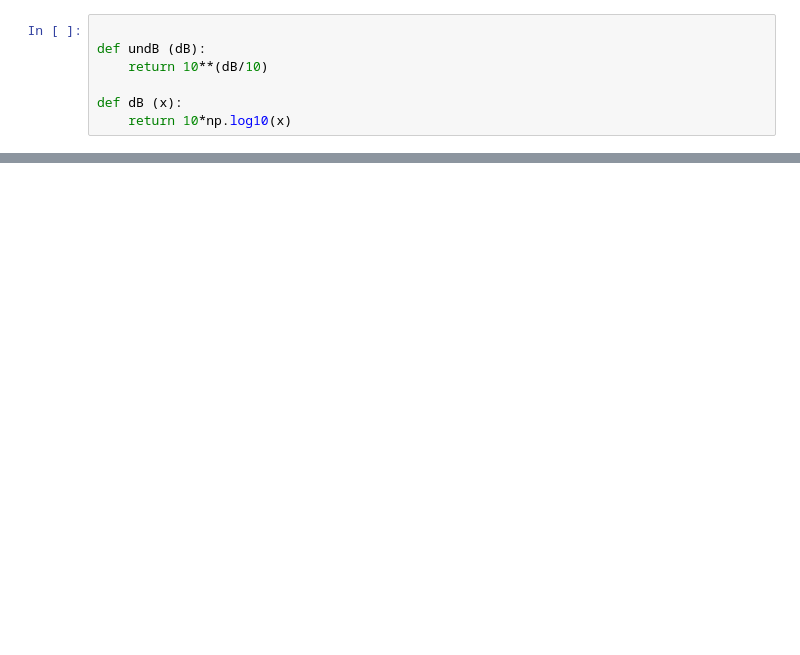
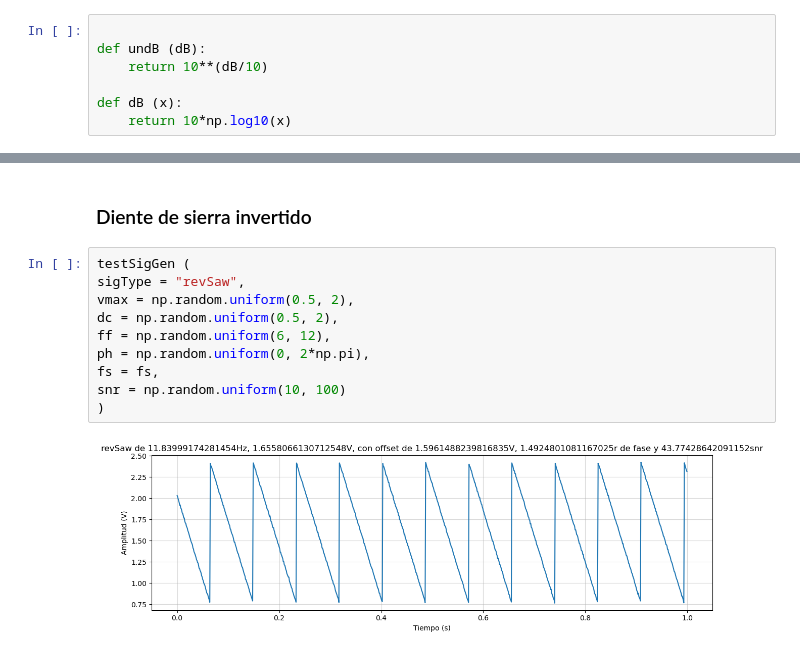
Before and after one commit to Ada-Gomory/DSP, a Jupyter notebook: ts/ts1/ts1.ipynb, the cells around one changed output, grey strips where cells are left out. Drawn from its saved outputs; the diff is of its cells as text; blank space fills up the shorter version.

```diff
--- a/ts/ts1/ts1.ipynb
+++ b/ts/ts1/ts1.ipynb
@@ -133,0 +205,14 @@ plt.show()
+# %% [markdown]
+### Diente de sierra invertido
+# %%
+testSigGen (
+sigType = "revSaw",
+vmax = np.random.uniform(0.5, 2),
+dc = np.random.uniform(0.5, 2),
+ff = np.random.uniform(6, 12),
+ph = np.random.uniform(0, 2*np.pi),
+fs = fs,
+snr = np.random.uniform(10, 100)
+)
+# %% [output]
+[figure, added]
```
Also changed, not shown: parts of 29 cells of this notebook, 1 other file.
